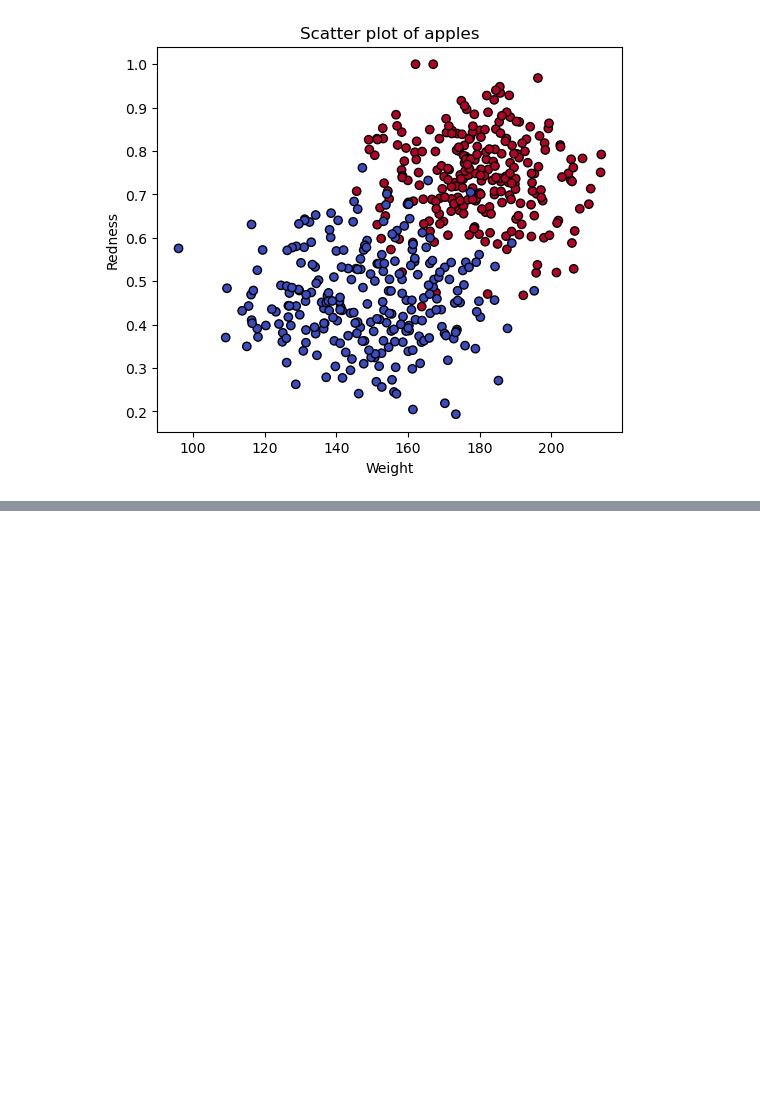
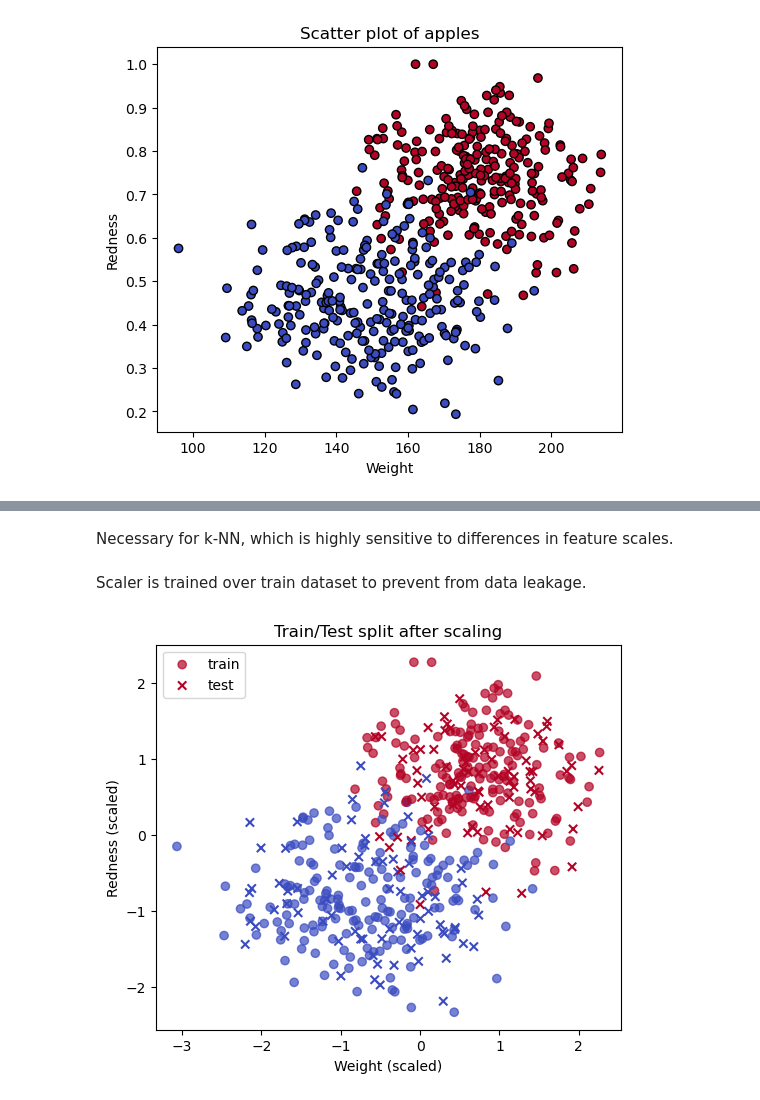
Before and after one commit to anastasiakhromova/knn_from_scratch, a Jupyter notebook: knn.ipynb, the cells around one changed output, grey strips where cells are left out. Cells and saved outputs as stored; diff of their text form; code cells hidden in the pictures; blank space fills up the shorter version.

Commit message:
Add train-test split, z-score scaling, and train/test visualization

```diff
--- a/knn.ipynb
+++ b/knn.ipynb
@@ -70,0 +76,26 @@ plt.show()
+# %% [markdown]
+Necessary for k-NN, which is highly sensitive to differences in feature scales.
+# %%
+X = df[['Weight', 'Redness']].values
+y = df['Label'].values
+# %%
+X_train, X_test, y_train, y_test = train_test_split(
+    X, y, test_size=0.3, random_state=42, stratify=y
+)
+# %% [markdown]
+Scaler is trained over train dataset to prevent from data leakage.
+# %%
+scaler = StandardScaler()
+X_train_scaled = scaler.fit_transform(X_train)
+X_test_scaled = scaler.transform(X_test)
+# %%
+plt.figure(figsize=(6,5))
+plt.scatter(X_train_scaled[:,0], X_train_scaled[:,1], c=y_train, cmap='coolwarm', alpha=0.7, label='train')
+plt.scatter(X_test_scaled[:,0], X_test_scaled[:,1], c=y_test, cmap='coolwarm', marker='x', label='test')
+plt.xlabel("Weight (scaled)")
+plt.ylabel("Redness (scaled)")
+plt.title("Train/Test split after scaling")
+plt.legend()
+plt.show()
+# %% [output]
+[figure, added]
```
Also changed, not shown: parts of 2 cells of this notebook.
